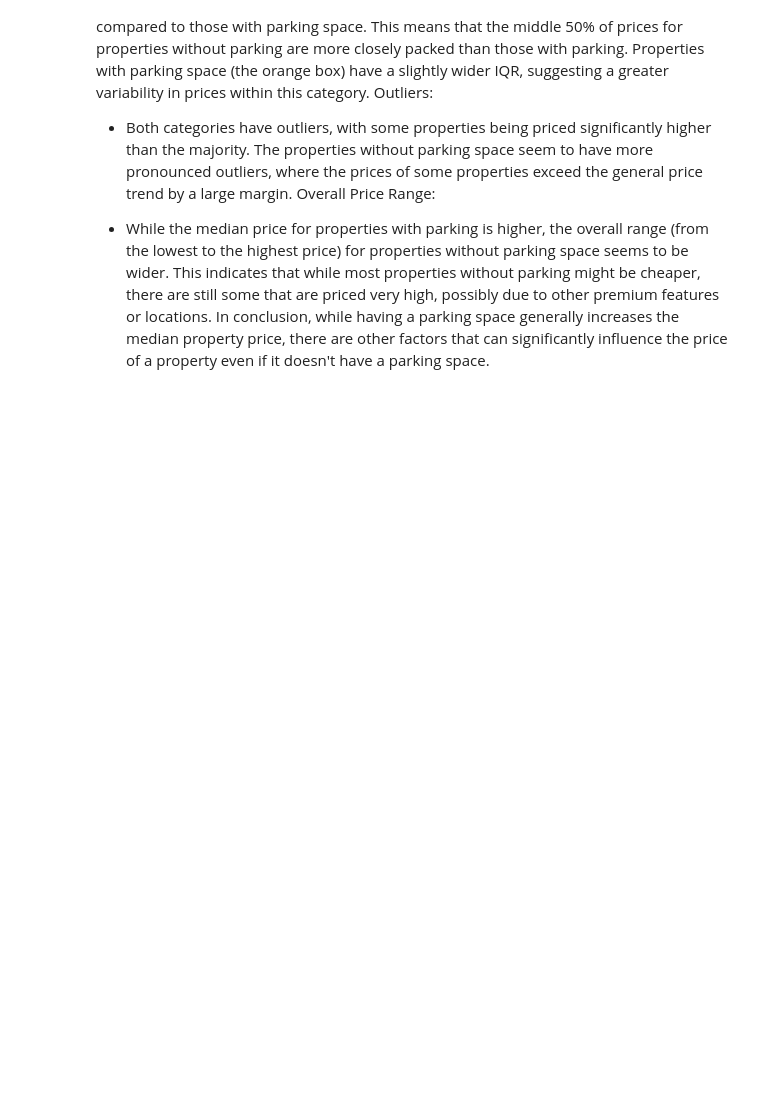
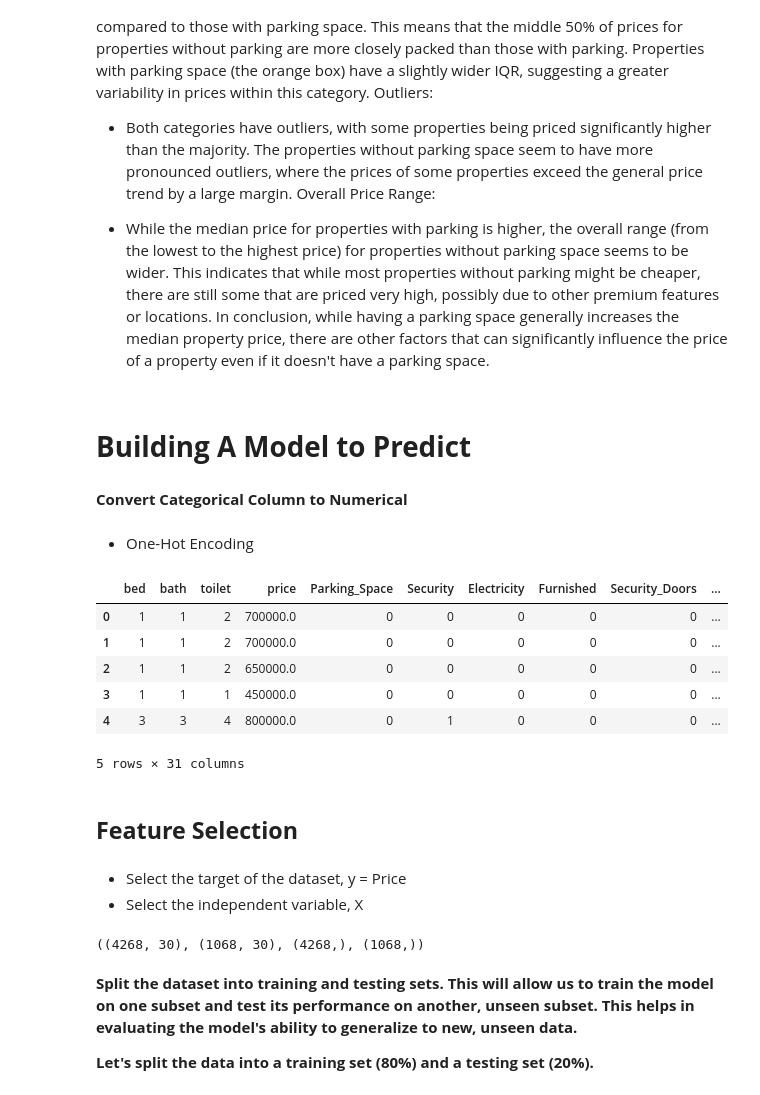
Before and after one commit to LoveRedemption/Lagos_House_prices, a Jupyter notebook: Lagos_House_prices.ipynb, the cells around one changed output. Saved outputs shown, nothing was run; the diff lists cells and outputs as text; code cells hidden in the pictures; blank space fills up the shorter version.

```diff
--- a/Lagos_House_prices.ipynb
+++ b/Lagos_House_prices.ipynb
@@ -527,3 +527,45 @@ Overall Price Range:
 
 - While the median price for properties with parking is higher, the overall range (from the lowest to the highest price) for properties without parking space seems to be wider. This indicates that while most properties without parking might be cheaper, there are still some that are priced very high, possibly due to other premium features or locations.
 In conclusion, while having a parking space generally increases the median property price, there are other factors that can significantly influence the price of a property even if it doesn't have a parking space.
+# %% [markdown]
+# **Building A Model to Predict**
+# %% [markdown]
+**Convert Categorical Column to Numerical**
+# %% [markdown]
+- One-Hot Encoding
+# %%
+# One-hot encode the categorical features
+data_encoded = pd.get_dummies(df, columns=["location", "Property_Type"])
+
+# Display the first few rows of the encoded data
+data_encoded.head()
+# %% [output]
+|  | bed | bath | toilet | price | Parking_Space | Security | Electricity | Furnished | Security_Doors | ... |
+| 0 | 1 | 1 | 2 | 700000.0 | 0 | 0 | 0 | 0 | 0 | ... |
+| 1 | 1 | 1 | 2 | 700000.0 | 0 | 0 | 0 | 0 | 0 | ... |
+| 2 | 1 | 1 | 2 | 650000.0 | 0 | 0 | 0 | 0 | 0 | ... |
+| 3 | 1 | 1 | 1 | 450000.0 | 0 | 0 | 0 | 0 | 0 | ... |
+| 4 | 3 | 3 | 4 | 800000.0 | 0 | 1 | 0 | 0 | 0 | ... |
+5 rows × 31 columns
+# %% [markdown]
+## **Feature Selection**
+# %% [markdown]
+- Select the target of the dataset, y = Price
+- Select the independent variable, X
+# %%
+from sklearn.model_selection import train_test_split
+
+# Splitting the data into features (X) and target (y)
+X = data_encoded.drop('price', axis=1)
+y = data_encoded['price']
+
+# Split the data into training and testing sets
+X_train, X_test, y_train, y_test = train_test_split(X, y, test_size=0.2, random_state=42)
+
+X_train.shape, X_test.shape, y_train.shape, y_test.shape
+# %% [output]
+((4268, 30), (1068, 30), (4268,), (1068,))
+# %% [markdown]
+**Split the dataset into training and testing sets. This will allow us to train the model on one subset and test its performance on another, unseen subset. This helps in evaluating the model's ability to generalize to new, unseen data.**
+
+**Let's split the data into a training set (80%) and a testing set (20%).**
```
Also changed, not shown: parts of 3 cells of this notebook.
